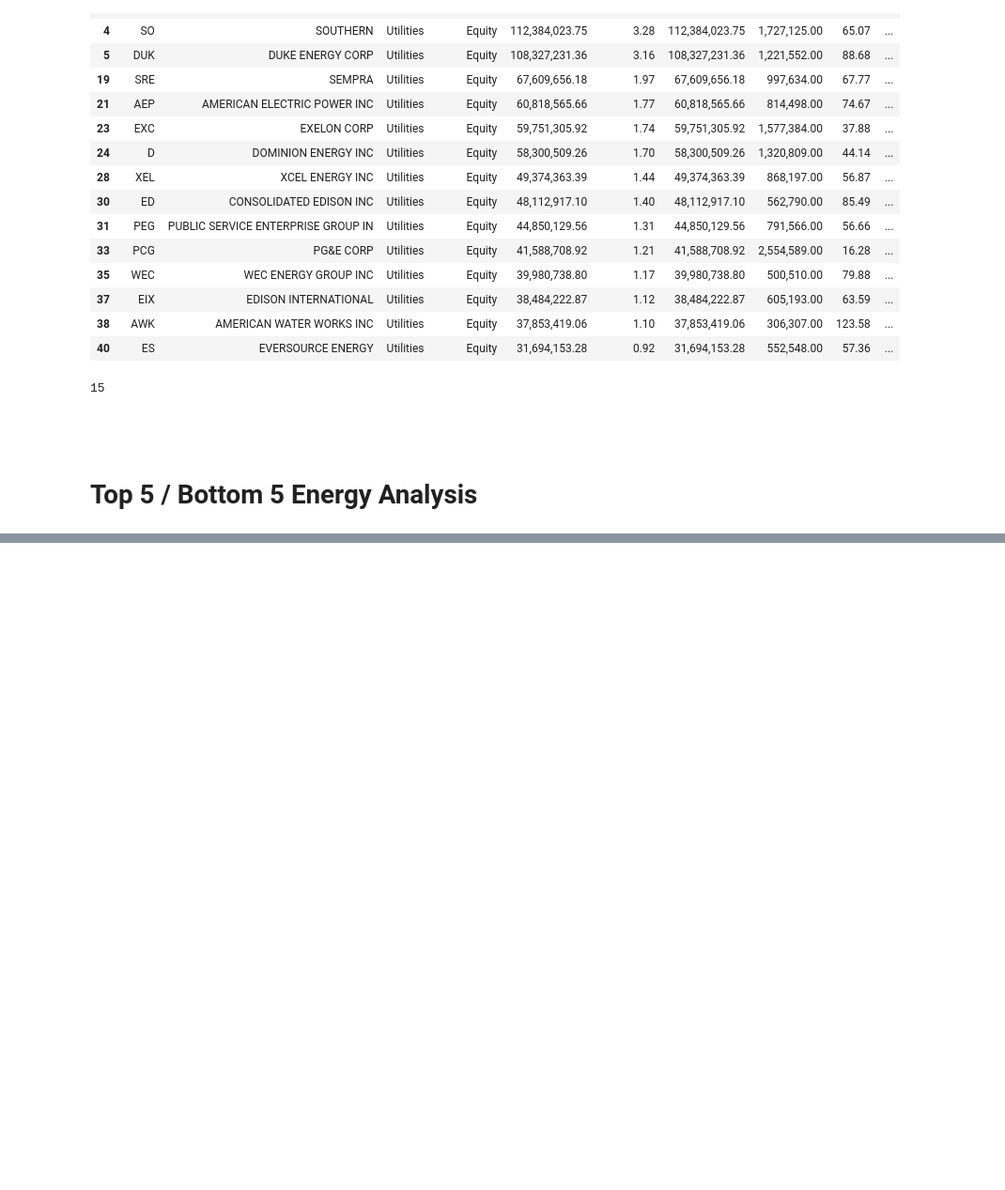
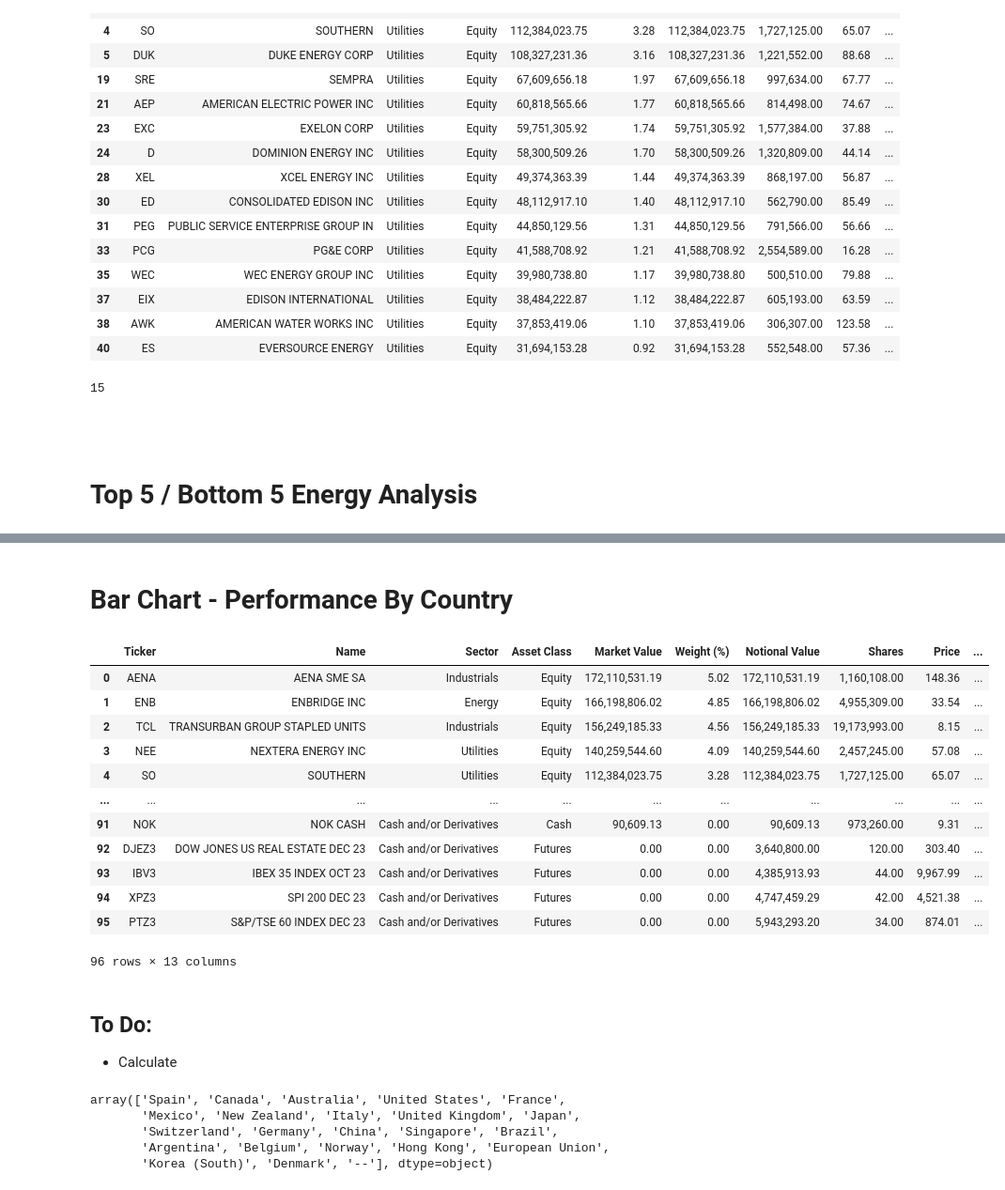
Before and after one commit to Glowary/project_1, a Jupyter notebook: Stock project.ipynb, the cells around one changed output, grey strips where cells are left out. Shown at 94% size. Saved outputs shown, nothing was run; the diff lists cells and outputs as text; code cells hidden in the pictures; blank space fills up the shorter version.

```diff
--- a/Stock project.ipynb
+++ b/Stock project.ipynb
@@ -173,0 +176,32 @@ True
+# %% [markdown]
+# Bar Chart - Performance By Country
+# %%
+stocks_df_2 = pd.read_csv(file_path)
+stocks_df_2
+# %% [output]
+|  | Ticker | Name | Sector | Asset Class | Market Value | Weight (%) | Notional Value | Shares | Price | ... |
+| 0 | AENA | AENA SME SA | Industrials | Equity | 172,110,531.19 | 5.02 | 172,110,531.19 | 1,160,108.00 | 148.36 | ... |
+| 1 | ENB | ENBRIDGE INC | Energy | Equity | 166,198,806.02 | 4.85 | 166,198,806.02 | 4,955,309.00 | 33.54 | ... |
+| 2 | TCL | TRANSURBAN GROUP STAPLED UNITS | Industrials | Equity | 156,249,185.33 | 4.56 | 156,249,185.33 | 19,173,993.00 | 8.15 | ... |
+| 3 | NEE | NEXTERA ENERGY INC | Utilities | Equity | 140,259,544.60 | 4.09 | 140,259,544.60 | 2,457,245.00 | 57.08 | ... |
+| 4 | SO | SOUTHERN | Utilities | Equity | 112,384,023.75 | 3.28 | 112,384,023.75 | 1,727,125.00 | 65.07 | ... |
+| ... | ... | ... | ... | ... | ... | ... | ... | ... | ... | ... |
+| 91 | NOK | NOK CASH | Cash and/or Derivatives | Cash | 90,609.13 | 0.00 | 90,609.13 | 973,260.00 | 9.31 | ... |
+| 92 | DJEZ3 | DOW JONES US REAL ESTATE DEC 23 | Cash and/or Derivatives | Futures | 0.00 | 0.00 | 3,640,800.00 | 120.00 | 303.40 | ... |
+| 93 | IBV3 | IBEX 35 INDEX OCT 23 | Cash and/or Derivatives | Futures | 0.00 | 0.00 | 4,385,913.93 | 44.00 | 9,967.99 | ... |
+| 94 | XPZ3 | SPI 200 DEC 23 | Cash and/or Derivatives | Futures | 0.00 | 0.00 | 4,747,459.29 | 42.00 | 4,521.38 | ... |
+| 95 | PTZ3 | S&P/TSE 60 INDEX DEC 23 | Cash and/or Derivatives | Futures | 0.00 | 0.00 | 5,943,293.20 | 34.00 | 874.01 | ... |
+96 rows × 13 columns
+# %% [markdown]
+## To Do:
+
+- Calculate
+# %%
+# Unique Countries
+stocks_df_2['Location'].unique()
+# %% [output]
+array(['Spain', 'Canada', 'Australia', 'United States', 'France',
+       'Mexico', 'New Zealand', 'Italy', 'United Kingdom', 'Japan',
+       'Switzerland', 'Germany', 'China', 'Singapore', 'Brazil',
+       'Argentina', 'Belgium', 'Norway', 'Hong Kong', 'European Union',
+       'Korea (South)', 'Denmark', '--'], dtype=object)
```
Also changed, not shown: parts of 15 cells of this notebook.
